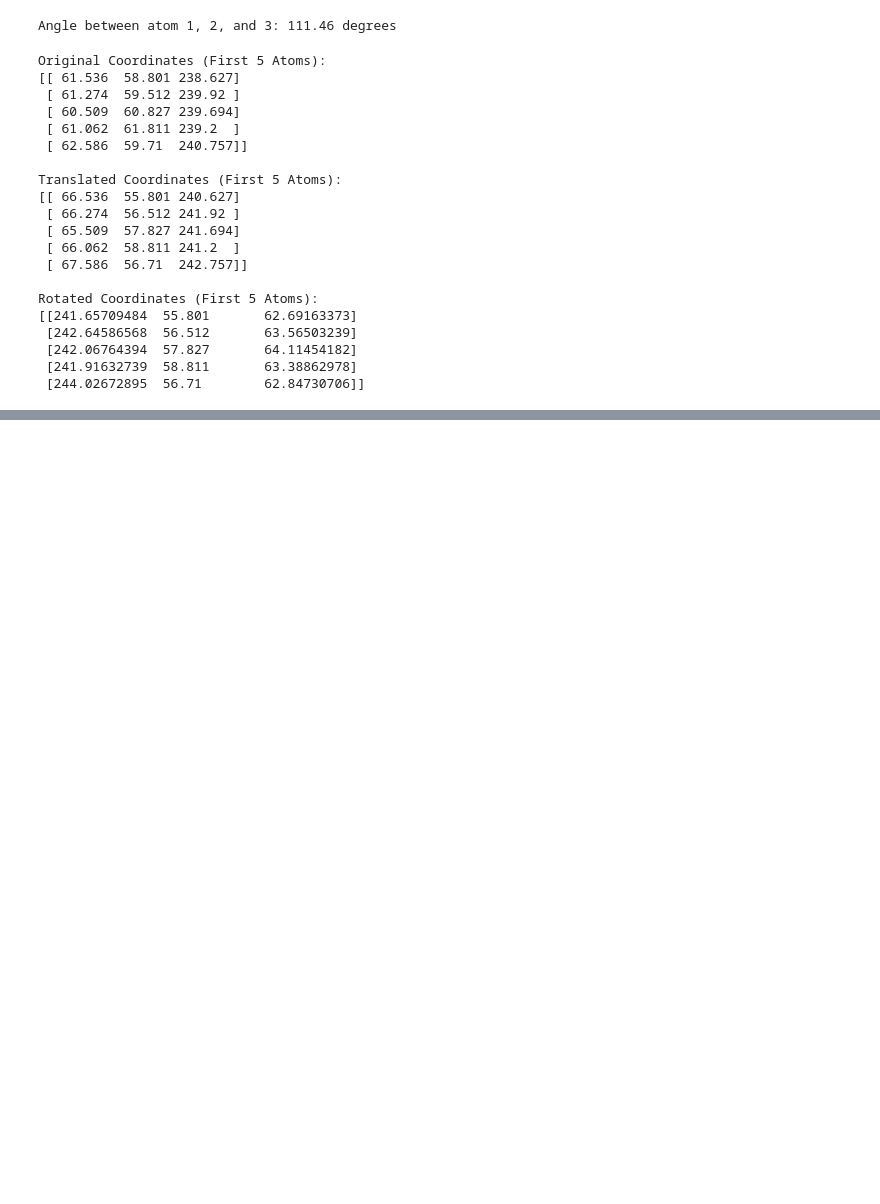
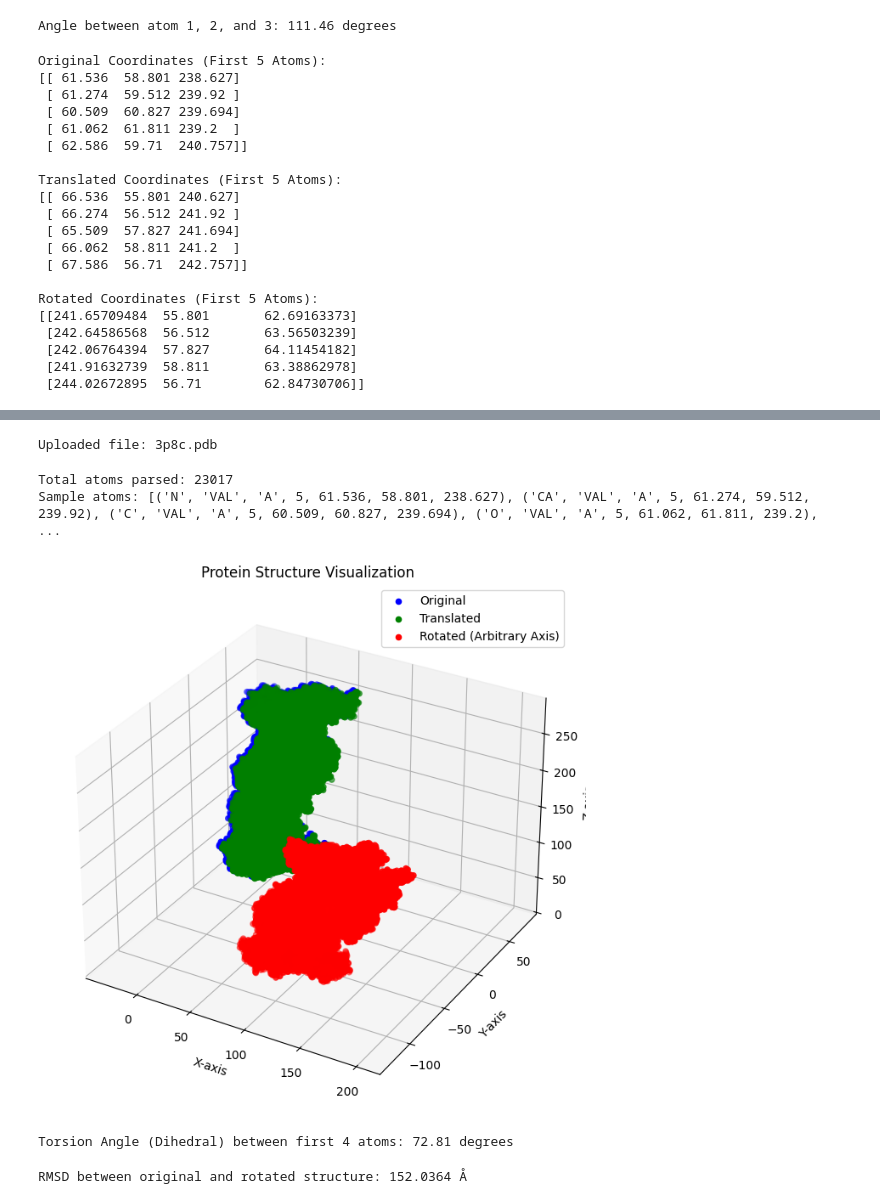
Before and after one commit to MahdieRah/Protein_Feature_Extraction, a Jupyter notebook: Protein_visualization_pynb.ipynb, the cells around one changed output, grey strips where cells are left out. Drawn from its saved outputs; the diff is of its cells as text; code cells hidden in the pictures; blank space fills up the shorter version.

```diff
--- a/Protein_visualization_pynb.ipynb
+++ b/Protein_visualization_pynb.ipynb
@@ -174,0 +192,6 @@ Rotated Coordinates (First 5 Atoms):
+# %%
+# Get the PDB file name
+pdb_filename = list(uploaded.keys())[0]
+print(f"Uploaded file: {pdb_filename}")
+# %% [output]
+Uploaded file: 3p8c.pdb
@@ -174,0 +214,12 @@ Rotated Coordinates (First 5 Atoms):
+# %%
+# Parse the uploaded PDB file
+atoms = parse_pdb(pdb_filename)
+
+print(f"Total atoms parsed: {len(atoms)}")
+print("Sample atoms:", atoms[:5])
+# %% [output]
+Total atoms parsed: 23017
+Sample atoms: [('N', 'VAL', 'A', 5, 61.536, 58.801, 238.627), ('CA', 'VAL', 'A', 5, 61.274, 59.512, 239.92), ('C', 'VAL', 'A', 5, 60.509, 60.827, 239.694), ('O', 'VAL', 'A', 5, 61.062, 61.811, 239.2), ...
+# %%
+# Extract 3D coordinates
+coords = np.array([[atom[4], atom[5], atom[6]] for atom in atoms])
@@ -174,0 +248,30 @@ Rotated Coordinates (First 5 Atoms):
+# %%
+# Customize rotation
+arbitrary_axis = np.array([1, 1, 0])  # Arbitrary axis
+rotation_angle = 45  # Rotation angle in degrees
+rotated_coords = rotate_around_axis(translated_coords, arbitrary_axis, rotation_angle)
+# %%
+# Visualize the 3D Structure
+def visualize_structure(original, translated, rotated):
+    fig = plt.figure(figsize=(12, 8))
+    ax = fig.add_subplot(111, projection='3d')
+
+    # Plot original structure
+    ax.scatter(original[:, 0], original[:, 1], original[:, 2], c='blue', label='Original')
+
+    # Plot translated structure
+    ax.scatter(translated[:, 0], translated[:, 1], translated[:, 2], c='green', label='Translated')
+
+    # Plot rotated structure
+    ax.scatter(rotated[:, 0], rotated[:, 1], rotated[:, 2], c='red', label='Rotated (Arbitrary Axis)')
+
+    ax.set_xlabel('X-axis')
+    ax.set_ylabel('Y-axis')
+    ax.set_zlabel('Z-axis')
+    ax.set_title('Protein Structure Visualization')
+    ax.legend()
+    plt.show()
+
+visualize_structure(coords, translated_coords, rotated_coords)
+# %% [output]
+[figure, added]
@@ -174,0 +297,7 @@ Rotated Coordinates (First 5 Atoms):
+# %%
+# Example: Calculate torsion angle if we have 4 atoms
+if len(coords) >= 4:
+    torsion_angle = calculate_torsion_angle(coords[0], coords[1], coords[2], coords[3])
+    print(f"\nTorsion Angle (Dihedral) between first 4 atoms: {torsion_angle:.2f} degrees")
+# %% [output]
+Torsion Angle (Dihedral) between first 4 atoms: 72.81 degrees
@@ -174,0 +308,6 @@ Rotated Coordinates (First 5 Atoms):
+# %%
+# Example: Calculate RMSD between original and rotated structures
+rmsd_value = calculate_rmsd(coords, rotated_coords)
+print(f"\nRMSD between original and rotated structure: {rmsd_value:.4f} Å")
+# %% [output]
+RMSD between original and rotated structure: 152.0364 Å
```
Also changed, not shown: parts of 8 cells of this notebook.
